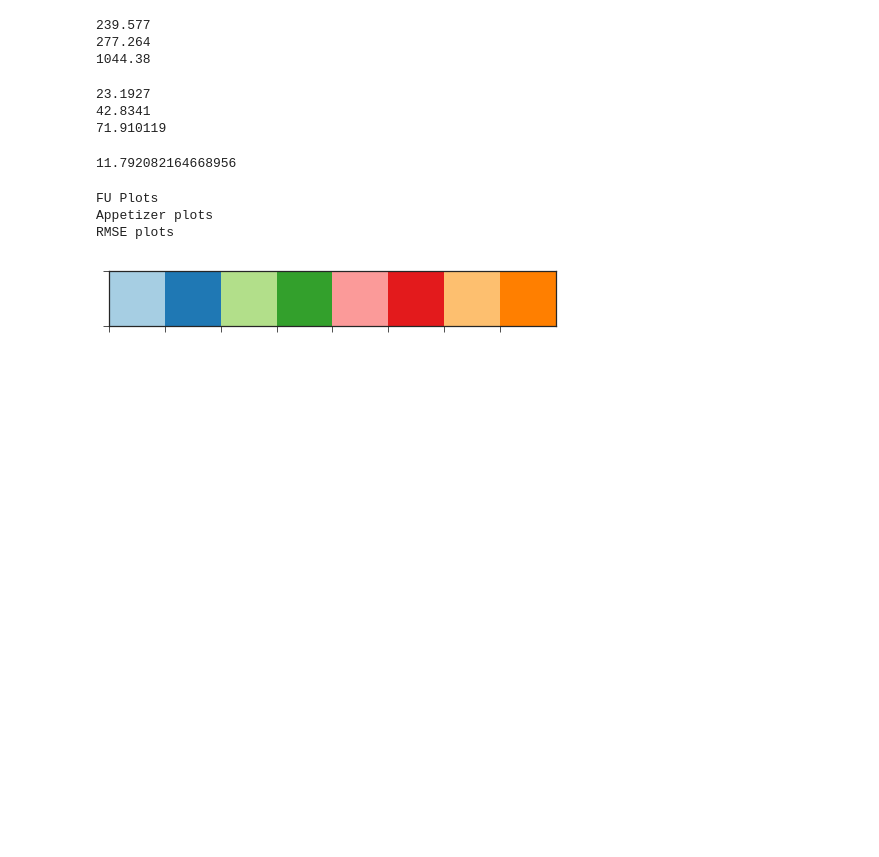
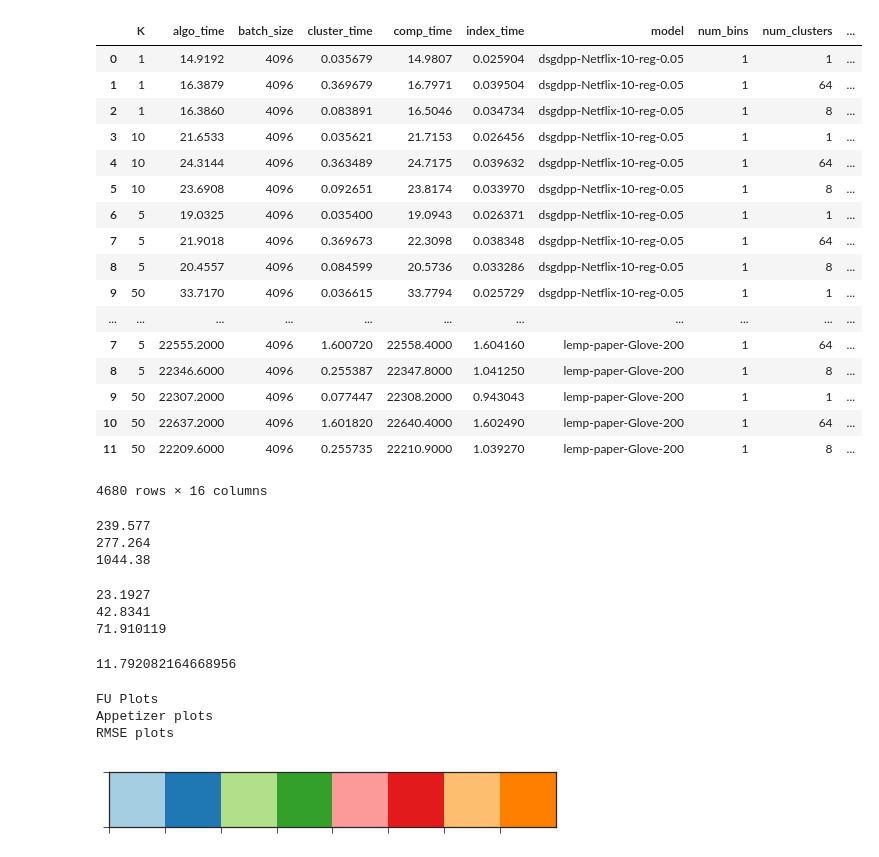
Before and after one commit to stanford-futuredata/optimus-maximus, a Jupyter notebook: plots/simdex-plots.ipynb, the cells around one changed output. Cells and saved outputs as stored; diff of their text form; code cells hidden in the pictures; blank space fills up the shorter version.

```diff
--- a/plots/simdex-plots.ipynb
+++ b/plots/simdex-plots.ipynb
@@ -49,6 +56,27 @@ fexipro_estimates = pd.read_csv('runtime-estimates/fexipro.csv')
 lemp_estimates = pd.read_csv('runtime-estimates/lemp.csv')
 simdex_estimates = pd.read_csv('runtime-estimates/simdex.csv')
 blocked_mm_esitmates = pd.read_csv('runtime-estimates/blocked_mm.csv')
+# %%
+simdex_df
+# %% [output]
+|  | K | algo_time | batch_size | cluster_time | comp_time | index_time | model | num_bins | num_clusters | ... |
+| 0 | 1 | 14.9192 | 4096 | 0.035679 | 14.9807 | 0.025904 | dsgdpp-Netflix-10-reg-0.05 | 1 | 1 | ... |
+| 1 | 1 | 16.3879 | 4096 | 0.369679 | 16.7971 | 0.039504 | dsgdpp-Netflix-10-reg-0.05 | 1 | 64 | ... |
+| 2 | 1 | 16.3860 | 4096 | 0.083891 | 16.5046 | 0.034734 | dsgdpp-Netflix-10-reg-0.05 | 1 | 8 | ... |
+| 3 | 10 | 21.6533 | 4096 | 0.035621 | 21.7153 | 0.026456 | dsgdpp-Netflix-10-reg-0.05 | 1 | 1 | ... |
+| 4 | 10 | 24.3144 | 4096 | 0.363489 | 24.7175 | 0.039632 | dsgdpp-Netflix-10-reg-0.05 | 1 | 64 | ... |
+| 5 | 10 | 23.6908 | 4096 | 0.092651 | 23.8174 | 0.033970 | dsgdpp-Netflix-10-reg-0.05 | 1 | 8 | ... |
+| 6 | 5 | 19.0325 | 4096 | 0.035400 | 19.0943 | 0.026371 | dsgdpp-Netflix-10-reg-0.05 | 1 | 1 | ... |
+| 7 | 5 | 21.9018 | 4096 | 0.369673 | 22.3098 | 0.038348 | dsgdpp-Netflix-10-reg-0.05 | 1 | 64 | ... |
+| 8 | 5 | 20.4557 | 4096 | 0.084599 | 20.5736 | 0.033286 | dsgdpp-Netflix-10-reg-0.05 | 1 | 8 | ... |
+| 9 | 50 | 33.7170 | 4096 | 0.036615 | 33.7794 | 0.025729 | dsgdpp-Netflix-10-reg-0.05 | 1 | 1 | ... |
+| ... | ... | ... | ... | ... | ... | ... | ... | ... | ... | ... |
+| 7 | 5 | 22555.2000 | 4096 | 1.600720 | 22558.4000 | 1.604160 | lemp-paper-Glove-200 | 1 | 64 | ... |
+| 8 | 5 | 22346.6000 | 4096 | 0.255387 | 22347.8000 | 1.041250 | lemp-paper-Glove-200 | 1 | 8 | ... |
+| 9 | 50 | 22307.2000 | 4096 | 0.077447 | 22308.2000 | 0.943043 | lemp-paper-Glove-200 | 1 | 1 | ... |
+| 10 | 50 | 22637.2000 | 4096 | 1.601820 | 22640.4000 | 1.602490 | lemp-paper-Glove-200 | 1 | 64 | ... |
+| 11 | 50 | 22209.6000 | 4096 | 0.255735 | 22210.9000 | 1.039270 | lemp-paper-Glove-200 | 1 | 8 | ... |
+4680 rows × 16 columns
 # %%
 print(simdex_df.query('model == "nomad-R2-50-reg-0.000001" and K == 1')['comp_time'].min())
 print(lemp_df.query('model == "nomad-R2-50-reg-0.000001" and K == 1')['comp_time'].min())
```
Also changed, not shown: parts of 10 cells of this notebook, 6 other files.
